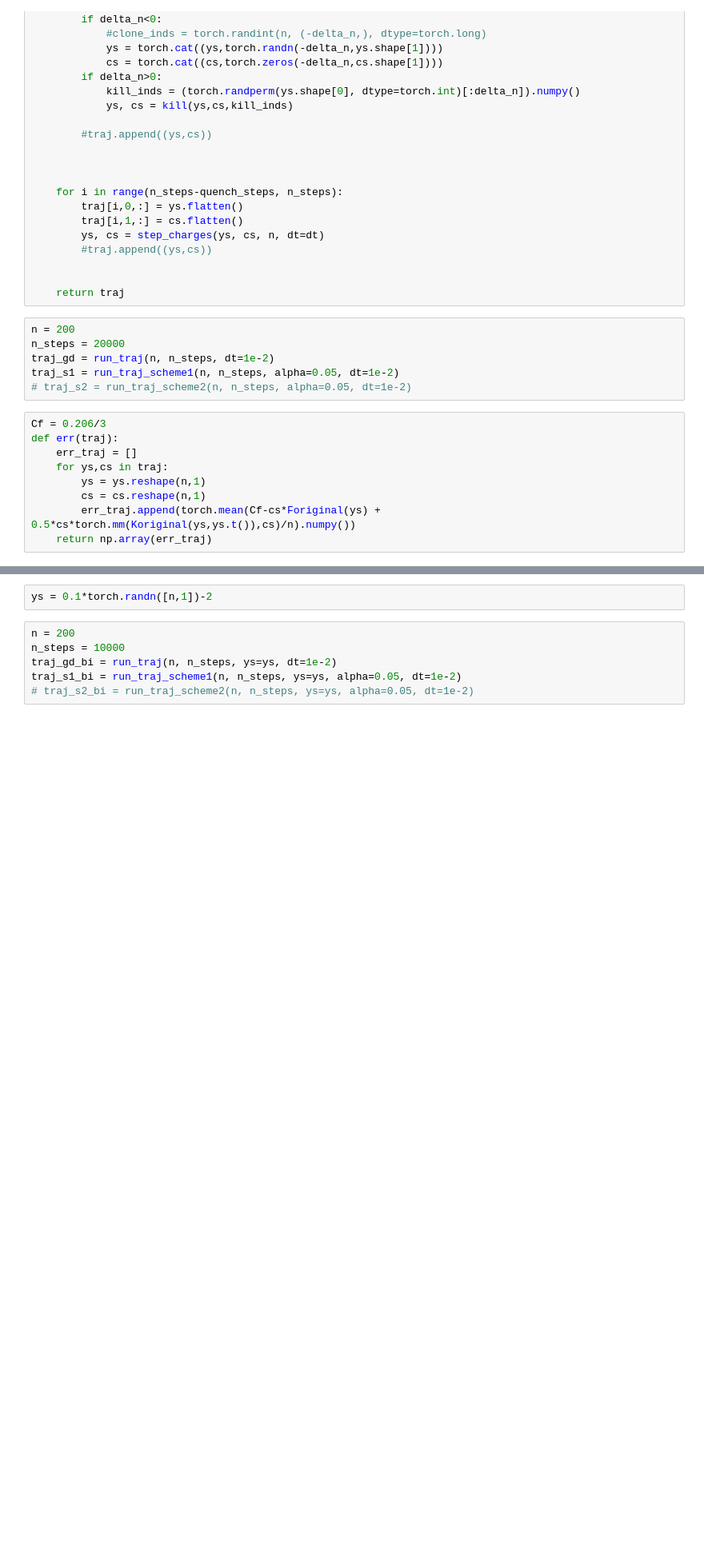
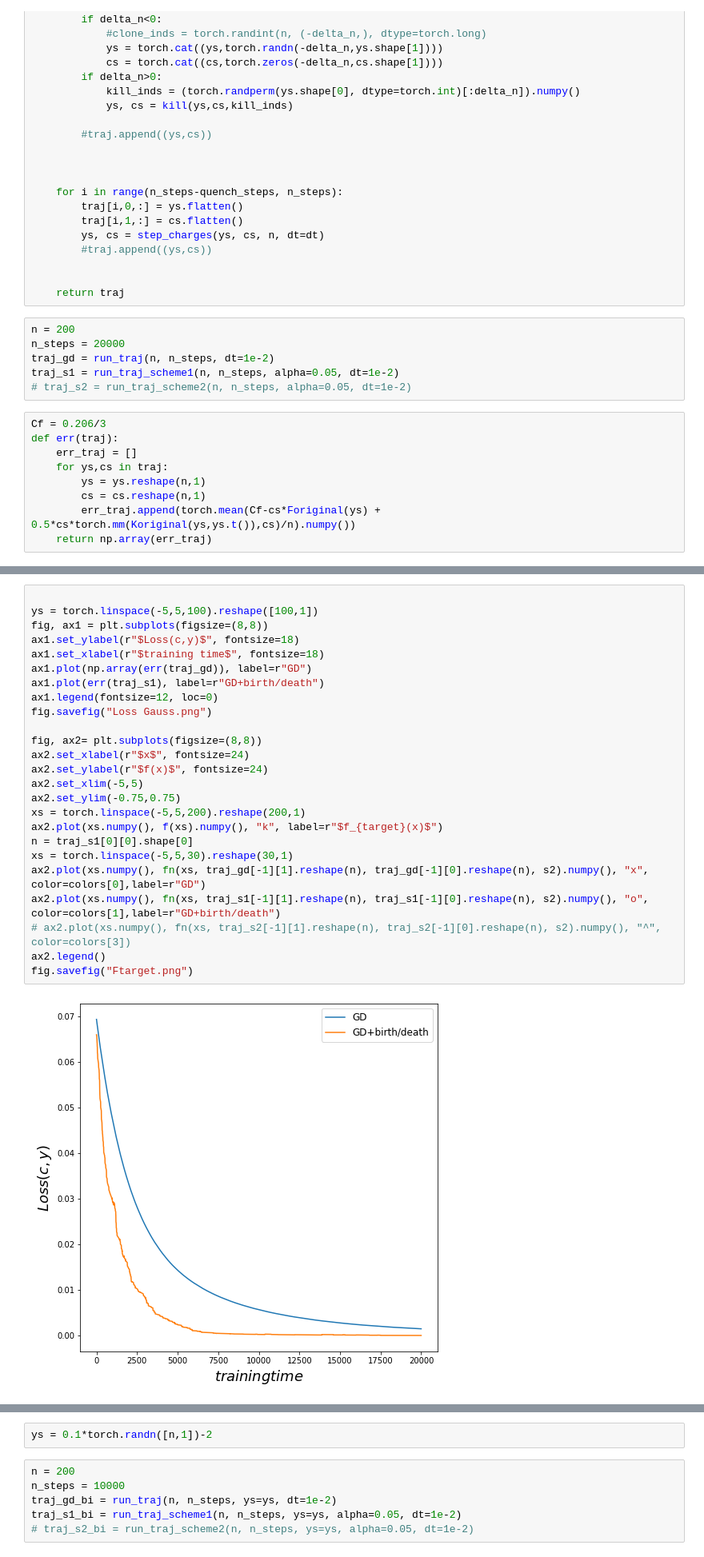
Before and after one commit to sharkjingyang/Graduate-thesis-code, a Jupyter notebook: Gaussian mix/original algorithm with discret samples.ipynb, the cells around one changed output, grey strips where cells are left out. Shown: that part at 80% size. Cells and saved outputs as stored; diff of their text form; blank space fills up the shorter version.

```diff
--- a/Gaussian mix/original algorithm with discret samples.ipynb
+++ b/Gaussian mix/original algorithm with discret samples.ipynb
@@ -288,0 +288,27 @@ fig.savefig("gaussian_convergence_full_supp.pdf")
+# %%
+
+ys = torch.linspace(-5,5,100).reshape([100,1])
+fig, ax1 = plt.subplots(figsize=(8,8))
+ax1.set_ylabel(r"$Loss(c,y)$", fontsize=18)
+ax1.set_xlabel(r"$training time$", fontsize=18)
+ax1.plot(np.array(err(traj_gd)), label=r"GD")
+ax1.plot(err(traj_s1), label=r"GD+birth/death")
+ax1.legend(fontsize=12, loc=0)
+fig.savefig("Loss Gauss.png")
+
+fig, ax2= plt.subplots(figsize=(8,8))
+ax2.set_xlabel(r"$x$", fontsize=24)
+ax2.set_ylabel(r"$f(x)$", fontsize=24)
+ax2.set_xlim(-5,5)
+ax2.set_ylim(-0.75,0.75)
+xs = torch.linspace(-5,5,200).reshape(200,1)
+ax2.plot(xs.numpy(), f(xs).numpy(), "k", label=r"$f_{target}(x)$")
+n = traj_s1[0][0].shape[0]
+xs = torch.linspace(-5,5,30).reshape(30,1)
+ax2.plot(xs.numpy(), fn(xs, traj_gd[-1][1].reshape(n), traj_gd[-1][0].reshape(n), s2).numpy(), "x", color=colors[0],label=r"GD")
+ax2.plot(xs.numpy(), fn(xs, traj_s1[-1][1].reshape(n), traj_s1[-1][0].reshape(n), s2).numpy(), "o", color=colors[1],label=r"GD+birth/death")
+# ax2.plot(xs.numpy(), fn(xs, traj_s2[-1][1].reshape(n), traj_s2[-1][0].reshape(n), s2).numpy(), "^", color=colors[3])
+ax2.legend()
+fig.savefig("Ftarget.png")
+# %% [output]
+[figure, added]
```
Also changed, not shown: parts of 3 cells of this notebook.
